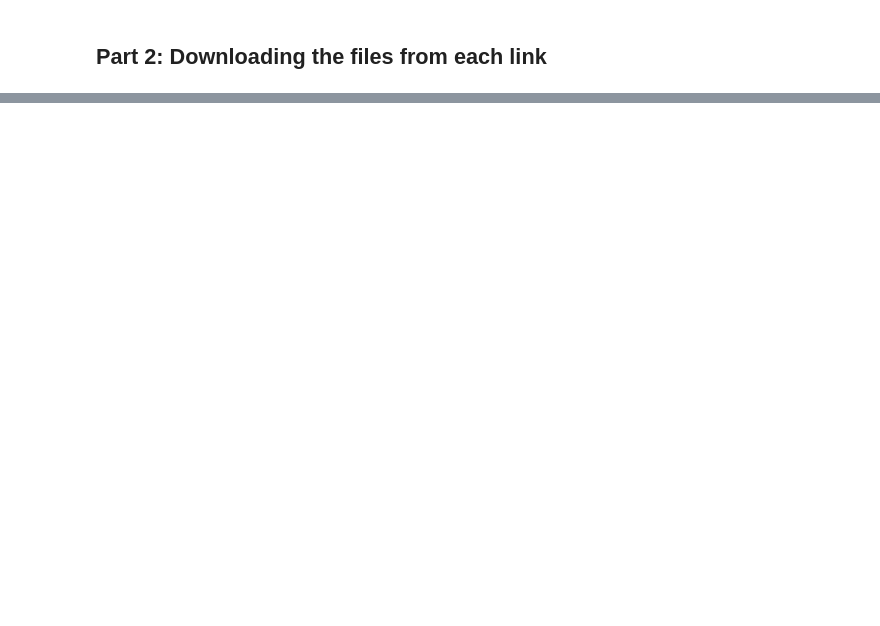
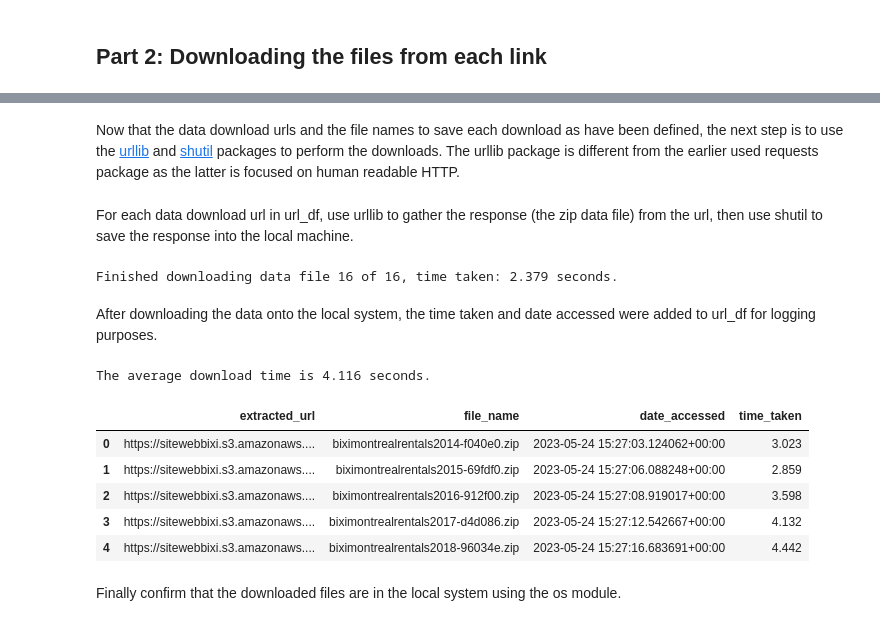
Before and after one commit to andrewyewcy/velocipede, a Jupyter notebook: 010_data_acquisition.ipynb, the cells around one changed output, grey strips where cells are left out. Drawn from its saved outputs; the diff is of its cells as text; code cells hidden in the pictures; blank space fills up the shorter version.

```diff
--- a/010_data_acquisition.ipynb
+++ b/010_data_acquisition.ipynb
@@ -172,0 +201,2 @@ TypeError: extract_link() missing 2 required positional arguments: 'url_list' an
+# %% [markdown]
+Now that the data download urls and the file names to save each download as have been defined, the next step is to use the [urllib](https://docs.python.org/3/library/urllib.html) and [shutil](https://docs.python.org/3/library/shutil.html) packages to perform the downloads. The urllib package is different from the earlier used requests package as the latter is focused on human readable HTTP.
@@ -172,0 +210,59 @@ TypeError: extract_link() missing 2 required positional arguments: 'url_list' an
+# %% [markdown]
+For each data download url in url_df, use urllib to gather the response (the zip data file) from the url, then use shutil to save the response into the local machine.
+# %%
+# Initiate blank lists to store the time taken for each url and the access date
+time_taken_list = []
+access_date_list = []
+
+# Iterating through each url in url_df using the iterrows method
+for index, row in url_df.iterrows():
+    # Start timer for each url
+    start = time.perf_counter()
+
+    # Define url variable
+    url = row['extracted_url']
+
+    # Define file_path with file_name to save each url
+    file_path = 'data/' + row['file_name']
+
+    # Using a with statement to automatically close each url request after gathering data
+    # The wb parameter in open and truncates the file to 0 bytes, meaning it creates a blank file to write data to
+    with urllib.request.urlopen(url) as response, open(file_path, 'wb') as out_file:
+
+        # Record access time
+        access_date_list.append(datetime.datetime.now(pytz.utc))
+
+        # Use shutil to copy the response (zip data) into the empty file
+        shutil.copyfileobj(response, out_file)
+
+    # Record end time for each url
+    end = time.perf_counter()
+
+    # Calculate and record time taken
+    time_taken = np.round(end-start,3)
+    time_taken_list.append(time_taken)
+
+    # Print current status
+    print(f"Finished downloading data file {index + 1} of {url_df.shape[0]}, time taken: {time_taken} seconds.", end='\r')
+# %% [output]
+Finished downloading data file 16 of 16, time taken: 2.379 seconds.
+# %% [markdown]
+After downloading the data onto the local system, the time taken and date accessed were added to url_df for logging purposes.
+# %%
+# Add date accessed and time taken to url_df
+url_df['date_accessed'] = access_date_list
+url_df['time_taken_seconds'] = time_taken_list
+
+# Visually examine first 5 rows of url_df
+print(f"The average download time is {np.round(url_df['time_taken'].mean(),3)} seconds.")
+display(url_df.head(5))
+# %% [output]
+The average download time is 4.116 seconds.
+|  | extracted_url | file_name | date_accessed | time_taken |
+| 0 | https://sitewebbixi.s3.amazonaws.... | biximontrealrentals2014-f040e0.zip | 2023-05-24 15:27:03.124062+00:00 | 3.023 |
+| 1 | https://sitewebbixi.s3.amazonaws.... | biximontrealrentals2015-69fdf0.zip | 2023-05-24 15:27:06.088248+00:00 | 2.859 |
+| 2 | https://sitewebbixi.s3.amazonaws.... | biximontrealrentals2016-912f00.zip | 2023-05-24 15:27:08.919017+00:00 | 3.598 |
+| 3 | https://sitewebbixi.s3.amazonaws.... | biximontrealrentals2017-d4d086.zip | 2023-05-24 15:27:12.542667+00:00 | 4.132 |
+| 4 | https://sitewebbixi.s3.amazonaws.... | biximontrealrentals2018-96034e.zip | 2023-05-24 15:27:16.683691+00:00 | 4.442 |
+# %% [markdown]
+Finally confirm that the downloaded files are in the local system using the os module.
```
Also changed, not shown: parts of 39 cells of this notebook.
